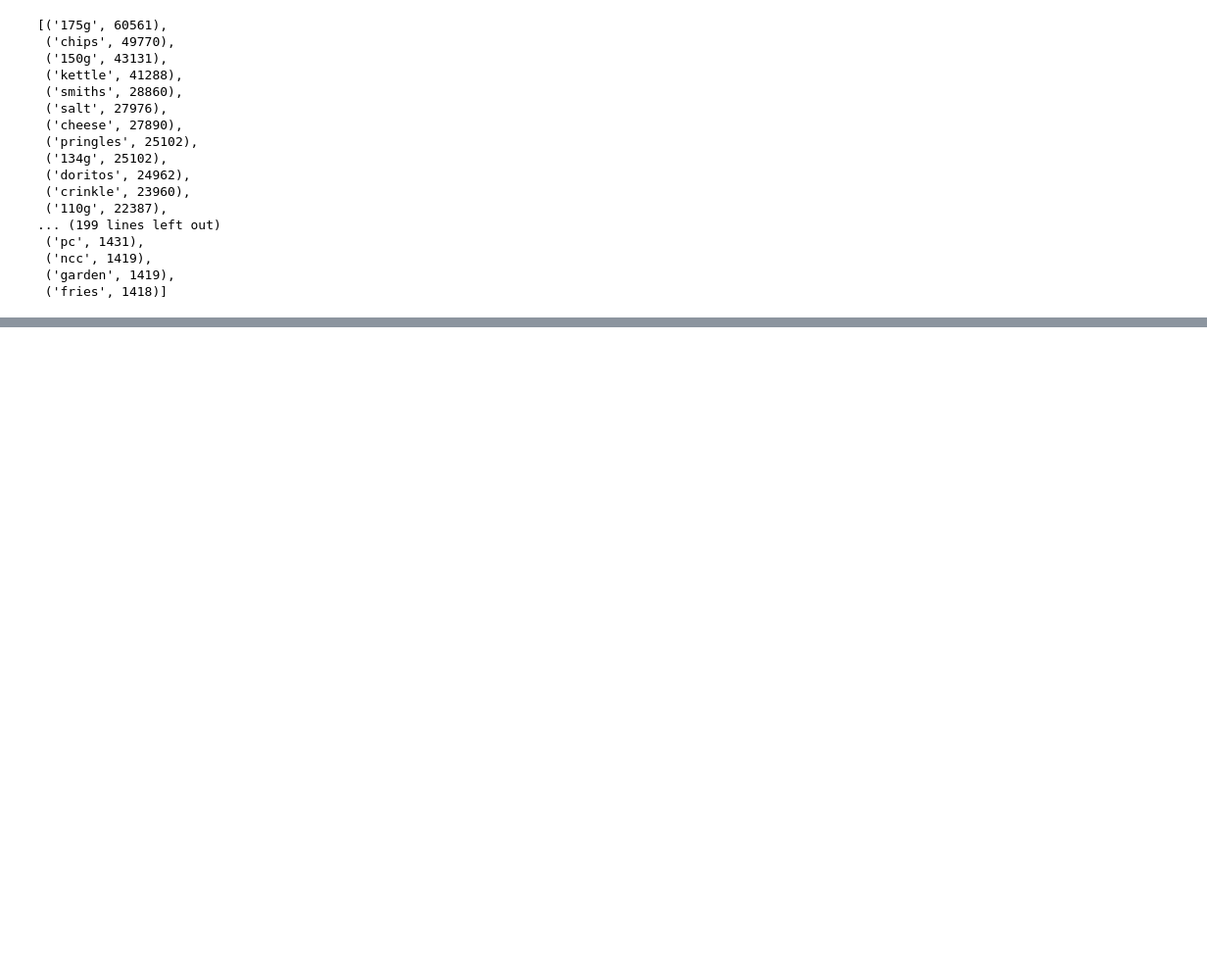
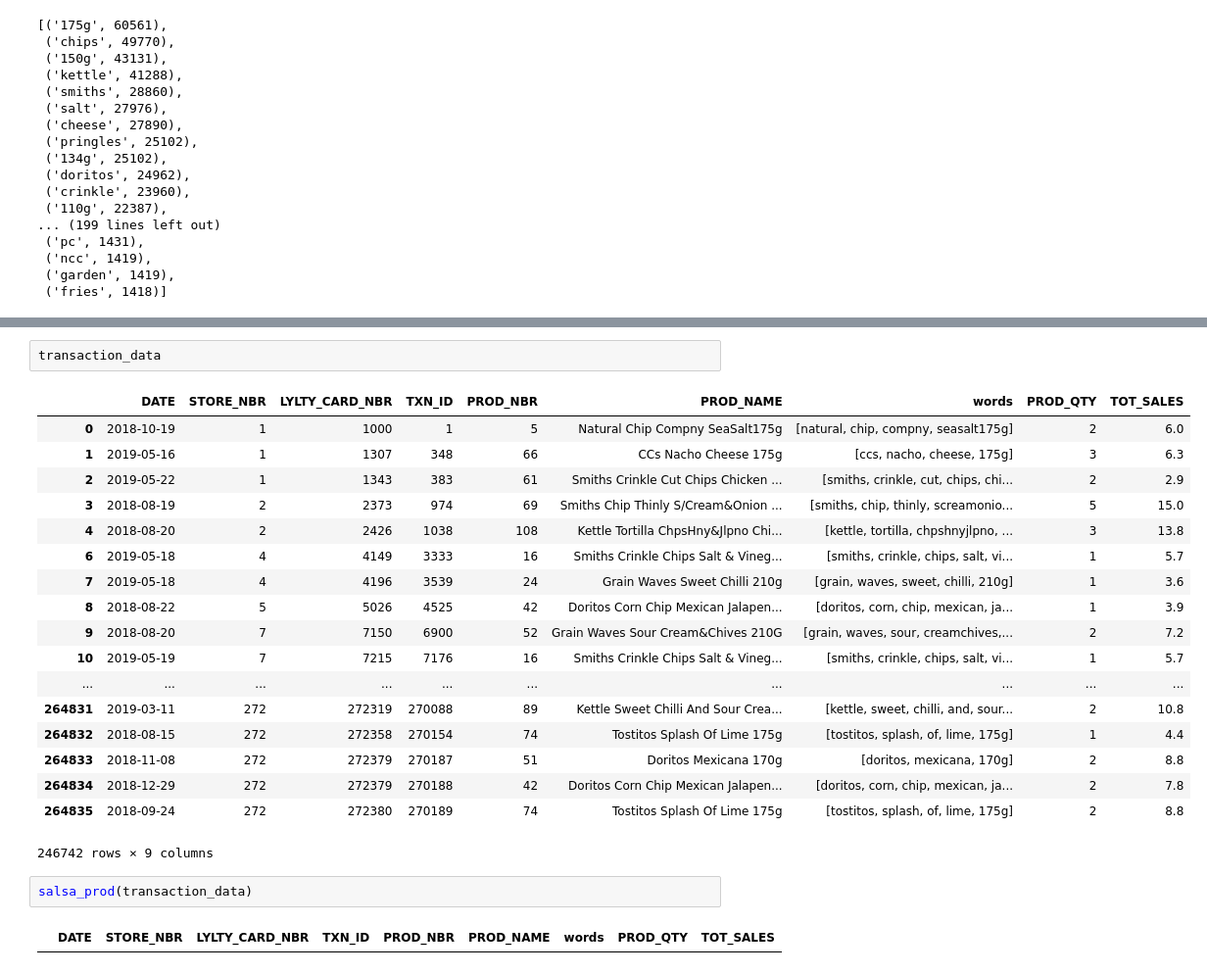
Before and after one commit to JonBebi/Q, a Jupyter notebook: Q.ipynb, the cells around one changed output, grey strips where cells are left out. Shown at 98% size. Cells and saved outputs as stored; diff of their text form; blank space fills up the shorter version.

```diff
--- a/Q.ipynb
+++ b/Q.ipynb
@@ -240,0 +272,25 @@ all_chip_words_frequency
+# %%
+transaction_data
+# %% [output]
+|  | DATE | STORE_NBR | LYLTY_CARD_NBR | TXN_ID | PROD_NBR | PROD_NAME | words | PROD_QTY | TOT_SALES |
+| 0 | 2018-10-19 | 1 | 1000 | 1 | 5 | Natural Chip Compny SeaSalt175g | [natural, chip, compny, seasalt175g] | 2 | 6.0 |
+| 1 | 2019-05-16 | 1 | 1307 | 348 | 66 | CCs Nacho Cheese 175g | [ccs, nacho, cheese, 175g] | 3 | 6.3 |
+| 2 | 2019-05-22 | 1 | 1343 | 383 | 61 | Smiths Crinkle Cut Chips Chicken ... | [smiths, crinkle, cut, chips, chi... | 2 | 2.9 |
+| 3 | 2018-08-19 | 2 | 2373 | 974 | 69 | Smiths Chip Thinly S/Cream&Onion ... | [smiths, chip, thinly, screamonio... | 5 | 15.0 |
+| 4 | 2018-08-20 | 2 | 2426 | 1038 | 108 | Kettle Tortilla ChpsHny&Jlpno Chi... | [kettle, tortilla, chpshnyjlpno, ... | 3 | 13.8 |
+| 6 | 2019-05-18 | 4 | 4149 | 3333 | 16 | Smiths Crinkle Chips Salt & Vineg... | [smiths, crinkle, chips, salt, vi... | 1 | 5.7 |
+| 7 | 2019-05-18 | 4 | 4196 | 3539 | 24 | Grain Waves Sweet Chilli 210g | [grain, waves, sweet, chilli, 210g] | 1 | 3.6 |
+| 8 | 2018-08-22 | 5 | 5026 | 4525 | 42 | Doritos Corn Chip Mexican Jalapen... | [doritos, corn, chip, mexican, ja... | 1 | 3.9 |
+| 9 | 2018-08-20 | 7 | 7150 | 6900 | 52 | Grain Waves Sour Cream&Chives 210G | [grain, waves, sour, creamchives,... | 2 | 7.2 |
+| 10 | 2019-05-19 | 7 | 7215 | 7176 | 16 | Smiths Crinkle Chips Salt & Vineg... | [smiths, crinkle, chips, salt, vi... | 1 | 5.7 |
+| ... | ... | ... | ... | ... | ... | ... | ... | ... | ... |
+| 264831 | 2019-03-11 | 272 | 272319 | 270088 | 89 | Kettle Sweet Chilli And Sour Crea... | [kettle, sweet, chilli, and, sour... | 2 | 10.8 |
+| 264832 | 2018-08-15 | 272 | 272358 | 270154 | 74 | Tostitos Splash Of Lime 175g | [tostitos, splash, of, lime, 175g] | 1 | 4.4 |
+| 264833 | 2018-11-08 | 272 | 272379 | 270187 | 51 | Doritos Mexicana 170g | [doritos, mexicana, 170g] | 2 | 8.8 |
+| 264834 | 2018-12-29 | 272 | 272379 | 270188 | 42 | Doritos Corn Chip Mexican Jalapen... | [doritos, corn, chip, mexican, ja... | 2 | 7.8 |
+| 264835 | 2018-09-24 | 272 | 272380 | 270189 | 74 | Tostitos Splash Of Lime 175g | [tostitos, splash, of, lime, 175g] | 2 | 8.8 |
+246742 rows × 9 columns
+# %%
+salsa_prod(transaction_data)
+# %% [output]
+|  | DATE | STORE_NBR | LYLTY_CARD_NBR | TXN_ID | PROD_NBR | PROD_NAME | words | PROD_QTY | TOT_SALES |
```
Also changed, not shown: parts of 3 cells of this notebook.
